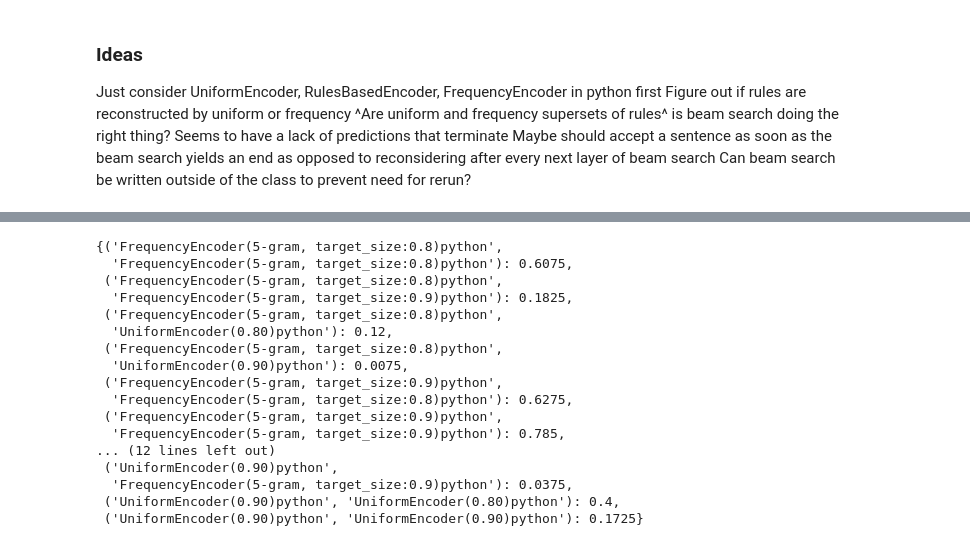
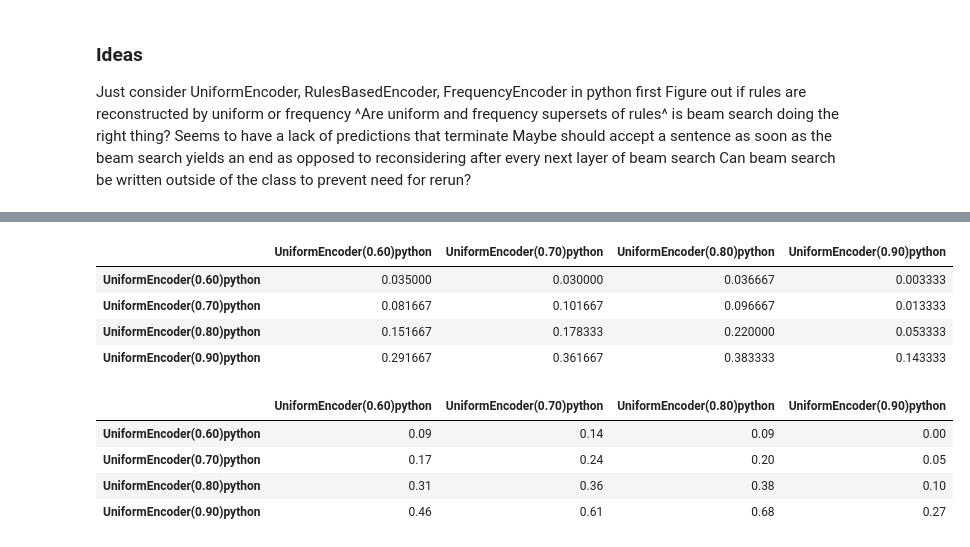
Before and after one commit to gpoesia/cs224n-project, a Jupyter notebook: Results.ipynb, the cells around one changed output, grey strips where cells are left out. Cells and saved outputs as stored; diff of their text form; code cells hidden in the pictures.

```diff
--- a/Results.ipynb
+++ b/Results.ipynb
@@ -435,20 +421,16 @@ accuracy_table(loaded_models,full_dataset['python']['test'][:100])
-# %%
-accuracy_table([unif8,unif9,freq8,freq9],full_dataset['python']['test'][:400])
-# %% [output]
-{('FrequencyEncoder(5-gram, target_size:0.8)python',
-  'FrequencyEncoder(5-gram, target_size:0.8)python'): 0.6075,
- ('FrequencyEncoder(5-gram, target_size:0.8)python',
-  'FrequencyEncoder(5-gram, target_size:0.9)python'): 0.1825,
- ('FrequencyEncoder(5-gram, target_size:0.8)python',
-  'UniformEncoder(0.80)python'): 0.12,
- ('FrequencyEncoder(5-gram, target_size:0.8)python',
-  'UniformEncoder(0.90)python'): 0.0075,
- ('FrequencyEncoder(5-gram, target_size:0.9)python',
-  'FrequencyEncoder(5-gram, target_size:0.8)python'): 0.6275,
- ('FrequencyEncoder(5-gram, target_size:0.9)python',
-  'FrequencyEncoder(5-gram, target_size:0.9)python'): 0.785,
-... (12 lines left out)
- ('UniformEncoder(0.90)python',
-  'FrequencyEncoder(5-gram, target_size:0.9)python'): 0.0375,
- ('UniformEncoder(0.90)python', 'UniformEncoder(0.80)python'): 0.4,
- ('UniformEncoder(0.90)python', 'UniformEncoder(0.90)python'): 0.1725}
+# %%
+visual_accuracy_table(loaded_models,full_dataset['python']['test'][:600], top1_accuracy)
+# %% [output]
+|  | UniformEncoder(0.60)python | UniformEncoder(0.70)python | UniformEncoder(0.80)python | UniformEncoder(0.90)python |
+| UniformEncoder(0.60)python | 0.035000 | 0.030000 | 0.036667 | 0.003333 |
+| UniformEncoder(0.70)python | 0.081667 | 0.101667 | 0.096667 | 0.013333 |
+| UniformEncoder(0.80)python | 0.151667 | 0.178333 | 0.220000 | 0.053333 |
+| UniformEncoder(0.90)python | 0.291667 | 0.361667 | 0.383333 | 0.143333 |
+# %%
+visual_accuracy_table(loaded_models,full_dataset['python']['test'][:100], top5_accuracy)
+# %% [output]
+|  | UniformEncoder(0.60)python | UniformEncoder(0.70)python | UniformEncoder(0.80)python | UniformEncoder(0.90)python |
+| UniformEncoder(0.60)python | 0.09 | 0.14 | 0.09 | 0.00 |
+| UniformEncoder(0.70)python | 0.17 | 0.24 | 0.20 | 0.05 |
+| UniformEncoder(0.80)python | 0.31 | 0.36 | 0.38 | 0.10 |
+| UniformEncoder(0.90)python | 0.46 | 0.61 | 0.68 | 0.27 |
```
Also changed, not shown: parts of 26 cells of this notebook, 6 other files.
